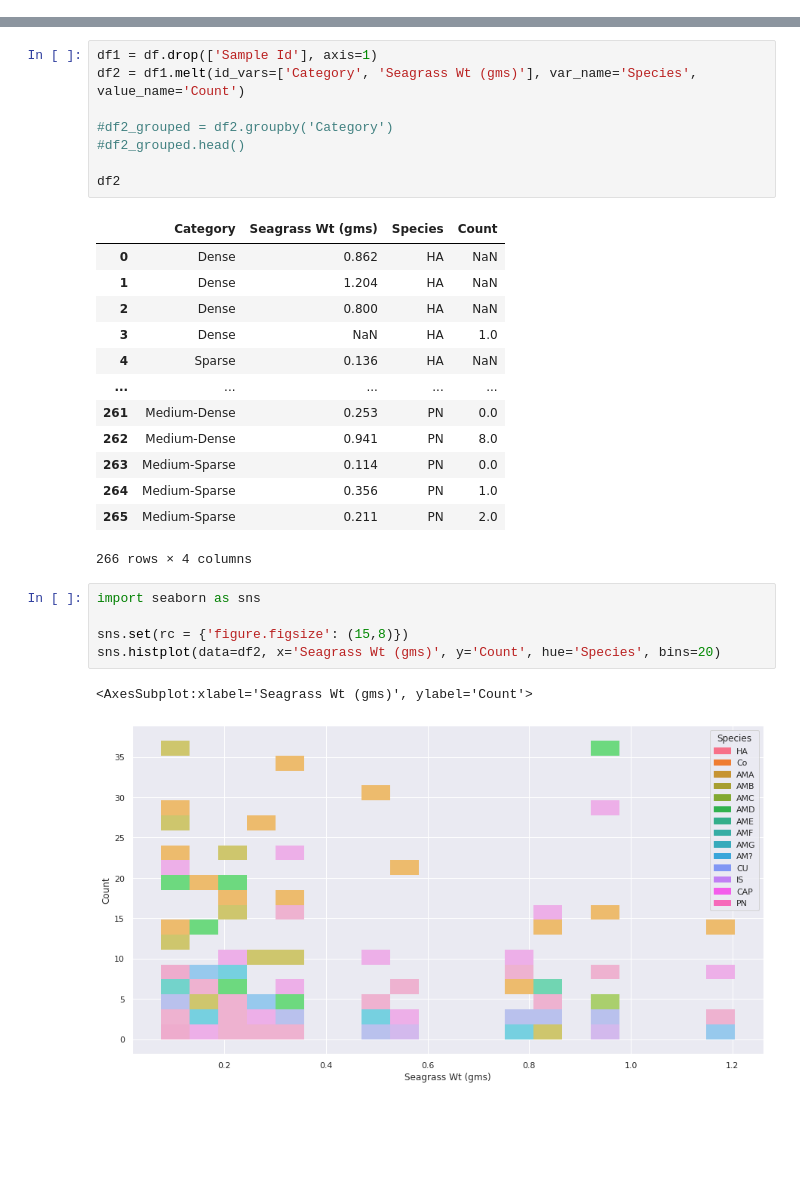
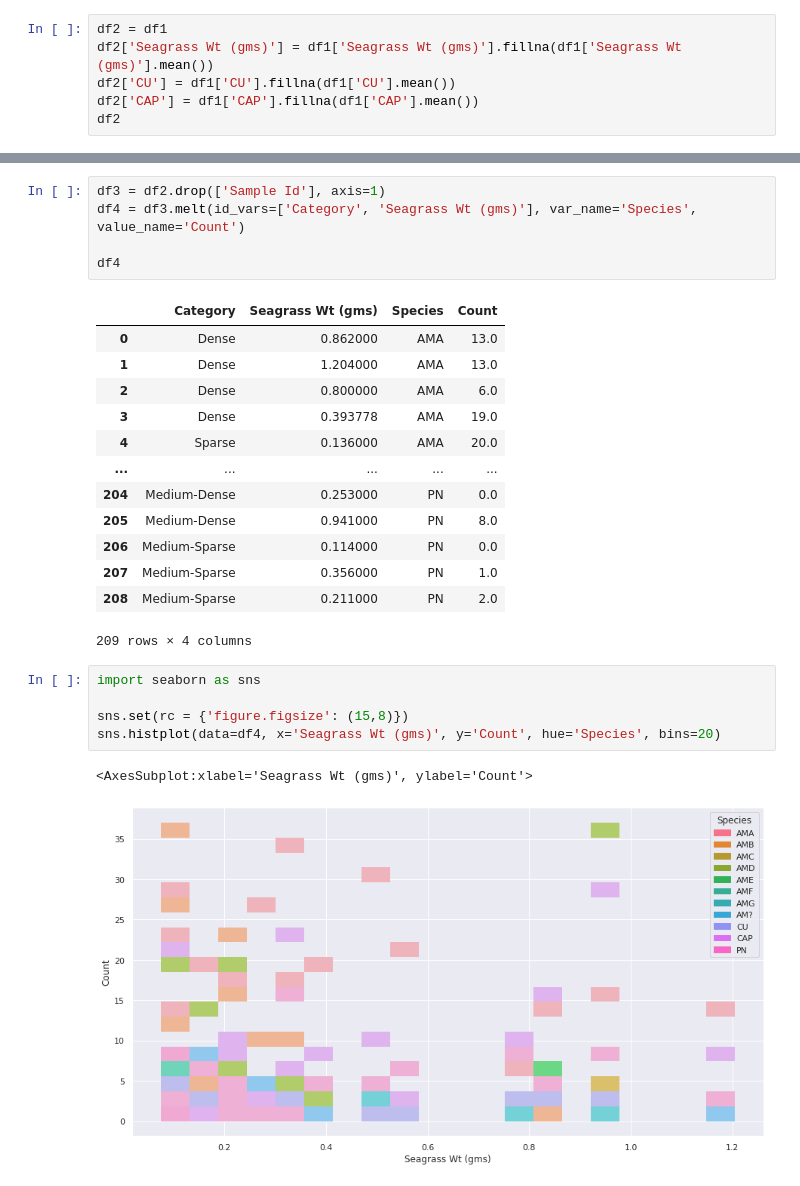
Before and after one commit to rah/optimal-size-selection, a Jupyter notebook: ipython/10. Benthos_Habitat_Complexity.ipynb, the cells around one changed output, grey strips where cells are left out. Drawn from its saved outputs; the diff is of its cells as text; blank space fills up the shorter version.

```diff
--- a/ipython/10. Benthos_Habitat_Complexity.ipynb
+++ b/ipython/10. Benthos_Habitat_Complexity.ipynb
@@ -72,0 +50,6 @@ gsum
+# %%
+df2 = df1
+df2['Seagrass Wt (gms)'] = df1['Seagrass Wt (gms)'].fillna(df1['Seagrass Wt (gms)'].mean())
+df2['CU'] = df1['CU'].fillna(df1['CU'].mean())
+df2['CAP'] = df1['CAP'].fillna(df1['CAP'].mean())
+df2
@@ -73,30 +83,27 @@ gsum
 # %%
-df1 = df.drop(['Sample Id'], axis=1)
-df2 = df1.melt(id_vars=['Category', 'Seagrass Wt (gms)'], var_name='Species', value_name='Count')
+df3 = df2.drop(['Sample Id'], axis=1)
+df4 = df3.melt(id_vars=['Category', 'Seagrass Wt (gms)'], var_name='Species', value_name='Count')
 
-#df2_grouped = df2.groupby('Category')
-#df2_grouped.head()
-
-df2
+df4
 # %% [output]
 |  | Category | Seagrass Wt (gms) | Species | Count |
-| 0 | Dense | 0.862 | HA | NaN |
-| 1 | Dense | 1.204 | HA | NaN |
-| 2 | Dense | 0.800 | HA | NaN |
-| 3 | Dense | NaN | HA | 1.0 |
-| 4 | Sparse | 0.136 | HA | NaN |
+| 0 | Dense | 0.862000 | AMA | 13.0 |
+| 1 | Dense | 1.204000 | AMA | 13.0 |
+| 2 | Dense | 0.800000 | AMA | 6.0 |
+| 3 | Dense | 0.393778 | AMA | 19.0 |
+| 4 | Sparse | 0.136000 | AMA | 20.0 |
 | ... | ... | ... | ... | ... |
-| 261 | Medium-Dense | 0.253 | PN | 0.0 |
-| 262 | Medium-Dense | 0.941 | PN | 8.0 |
-| 263 | Medium-Sparse | 0.114 | PN | 0.0 |
-| 264 | Medium-Sparse | 0.356 | PN | 1.0 |
-| 265 | Medium-Sparse | 0.211 | PN | 2.0 |
+| 204 | Medium-Dense | 0.253000 | PN | 0.0 |
+| 205 | Medium-Dense | 0.941000 | PN | 8.0 |
+| 206 | Medium-Sparse | 0.114000 | PN | 0.0 |
+| 207 | Medium-Sparse | 0.356000 | PN | 1.0 |
+| 208 | Medium-Sparse | 0.211000 | PN | 2.0 |
-266 rows × 4 columns
+209 rows × 4 columns
 # %%
 import seaborn as sns
 
 sns.set(rc = {'figure.figsize': (15,8)})
-sns.histplot(data=df2, x='Seagrass Wt (gms)', y='Count', hue='Species', bins=20)
+sns.histplot(data=df4, x='Seagrass Wt (gms)', y='Count', hue='Species', bins=20)
 # %% [output]
 <AxesSubplot:xlabel='Seagrass Wt (gms)', ylabel='Count'>
-[figure, old version]
+[figure, new version]
```
Also changed, not shown: parts of 8 cells of this notebook, 1 other file.
